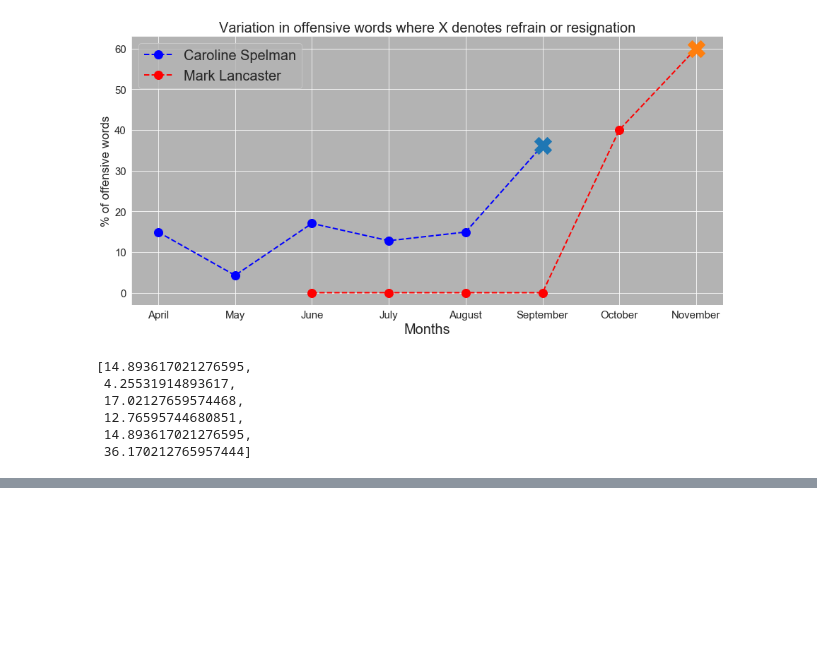
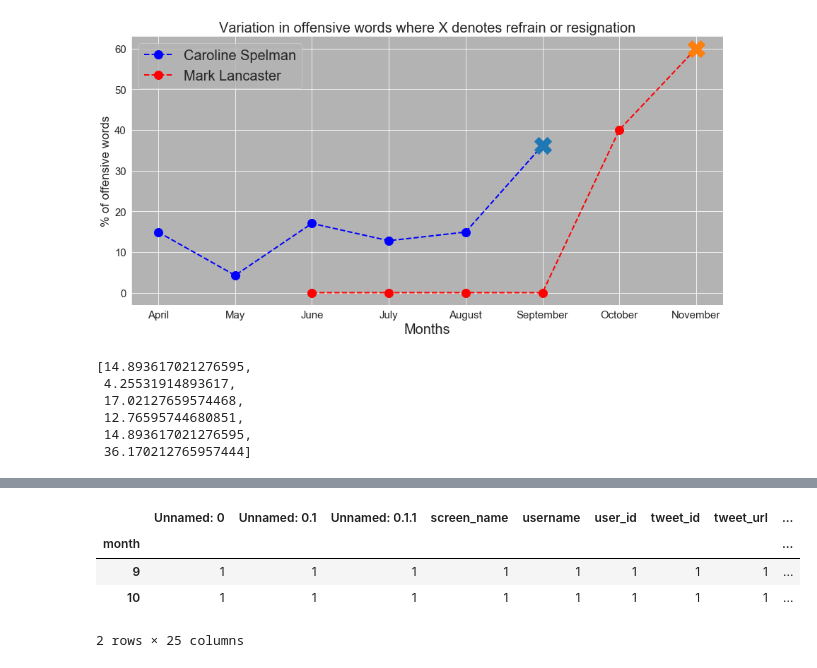
Before and after one commit to abhisheksaxena1998/hate_speech_threat_detection, a Jupyter notebook: notebook.ipynb, the cells around one changed output, grey strips where cells are left out. Drawn from its saved outputs; the diff is of its cells as text; code cells hidden in the pictures; blank space fills up the shorter version.

```diff
--- a/notebook.ipynb
+++ b/notebook.ipynb
@@ -461,0 +492,9 @@ pero
+# %%
+o33=df[df['classofspeech']=='hate_speech'].groupby('month',sort=True).count()
+o33
+# %% [output]
+|  | Unnamed: 0 | Unnamed: 0.1 | Unnamed: 0.1.1 | screen_name | username | user_id | tweet_id | tweet_url | ... |
+| month |  |  |  |  |  |  |  |  | ... |
+| 9 | 1 | 1 | 1 | 1 | 1 | 1 | 1 | 1 | ... |
+| 10 | 1 | 1 | 1 | 1 | 1 | 1 | 1 | 1 | ... |
+2 rows × 25 columns
```
Also changed, not shown: parts of 5 cells of this notebook, 3 other files.
